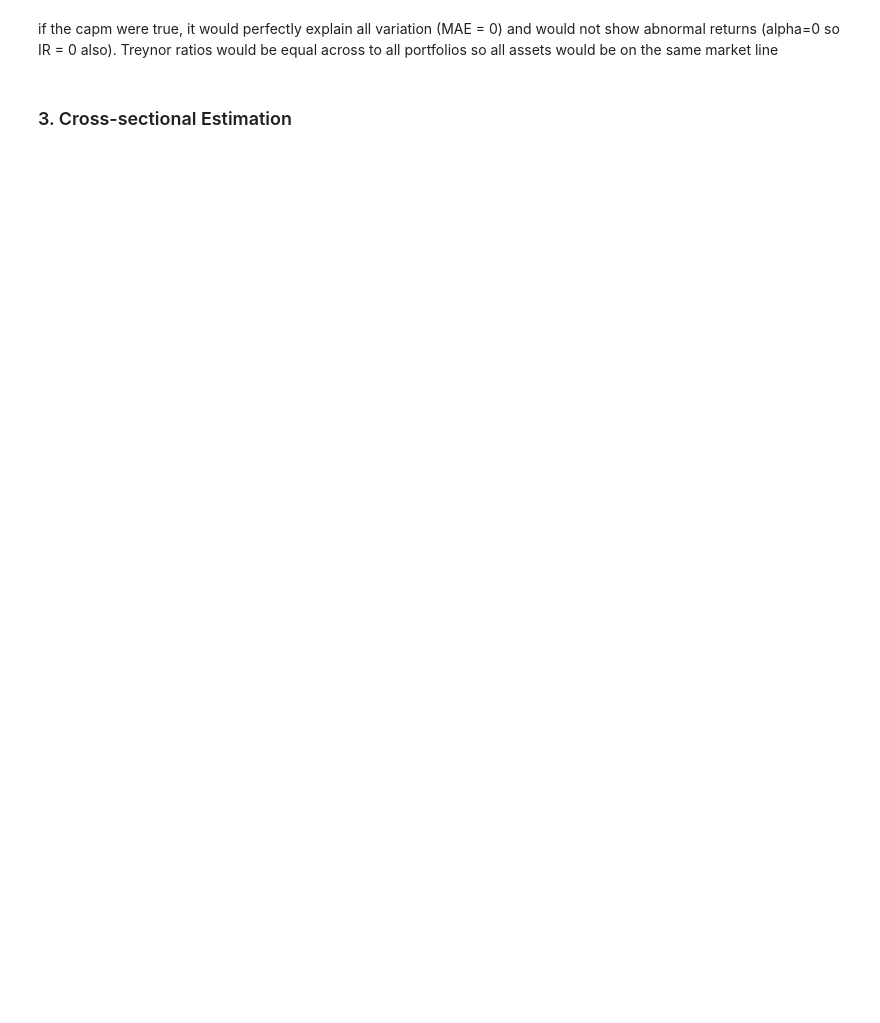
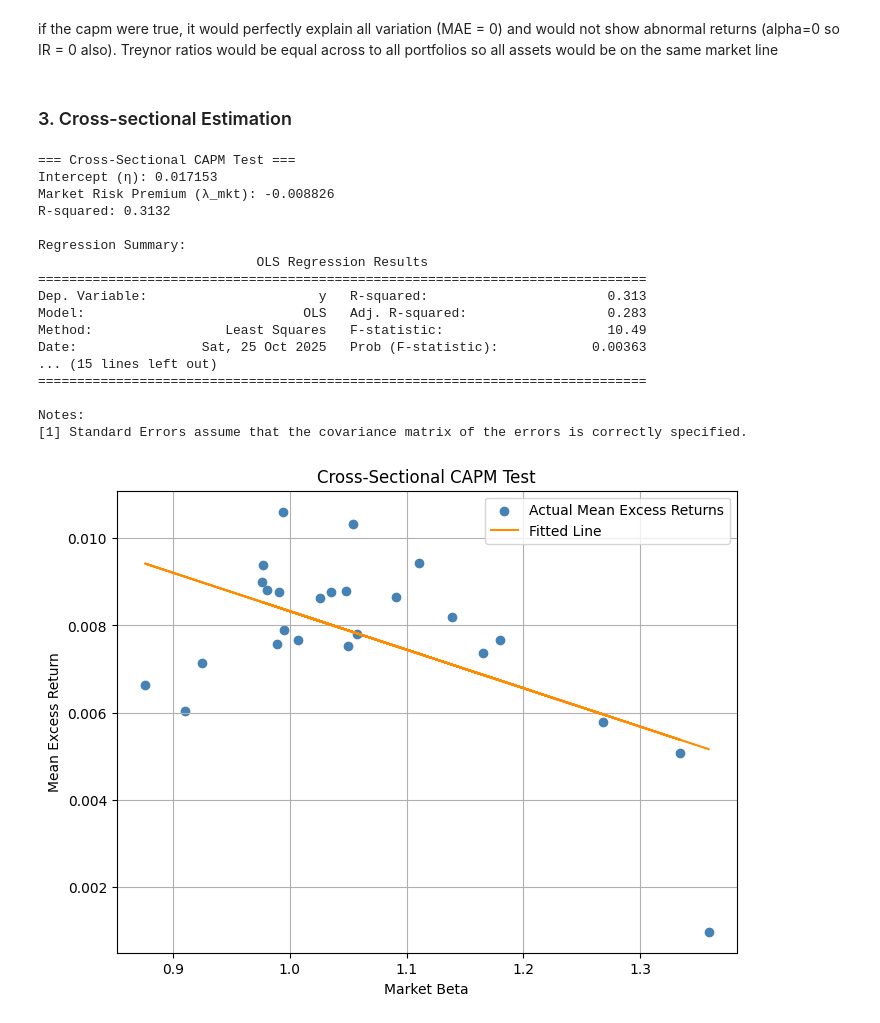
Before and after one commit to Rhazi/portfolio_Group_B4, a Jupyter notebook: Group_B_HMW_4.ipynb, the cells around one changed output. Cells and saved outputs as stored; diff of their text form; code cells hidden in the pictures; blank space fills up the shorter version.

```diff
--- a/Group_B_HMW_4.ipynb
+++ b/Group_B_HMW_4.ipynb
@@ -39,8 +39,8 @@ import numpy as np
 import matplotlib.pyplot as plt
 # %%
 # load the data
-#file_path = "data/dfa_analysis_data.xlsx"
-file_path = "dfa_analysis_data.xlsx"
+file_path = "data/dfa_analysis_data.xlsx"
+
 data = pd.read_excel(file_path, sheet_name=None)
 # %%
 # process the factors data for MKT, SMB, HML
@@ -376,3 +376,53 @@ BIG HiBM    0.001363  1.025974  0.026661  0.008410   0.036997
 if the capm were true, it would perfectly explain all variation (MAE = 0) and would not show abnormal returns (alpha=0 so IR = 0 also). Treynor ratios would be equal across to all portfolios so all assets would be on the same market line
 # %% [markdown]
 ### 3. Cross-sectional Estimation
+# %%
+
+mean_excess_returns = equity_excess.mean()
+
+betas = capm['Beta']
+
+X = sm.add_constant(betas)
+y = mean_excess_returns.loc[betas.index]
+
+cross_sec_model = sm.OLS(y, X).fit()
+
+eta = cross_sec_model.params['const']
+lambda_mkt = cross_sec_model.params['Beta']
+r2 = cross_sec_model.rsquared
+
+print("=== Cross-Sectional CAPM Test ===")
+print(f"Intercept (η): {eta:.6f}")
+print(f"Market Risk Premium (λ_mkt): {lambda_mkt:.6f}")
+print(f"R-squared: {r2:.4f}")
+print("\nRegression Summary:")
+print(cross_sec_model.summary())
+
+plt.figure(figsize=(8,6))
+plt.scatter(betas, y, label="Actual Mean Excess Returns", color='steelblue')
+plt.plot(betas, cross_sec_model.predict(X), color='darkorange', label='Fitted Line')
+plt.xlabel("Market Beta")
+plt.ylabel("Mean Excess Return")
+plt.title("Cross-Sectional CAPM Test")
+plt.legend()
+plt.grid(True)
+plt.show()
+# %% [output]
+=== Cross-Sectional CAPM Test ===
+Intercept (η): 0.017153
+Market Risk Premium (λ_mkt): -0.008826
+R-squared: 0.3132
+
+Regression Summary:
+                            OLS Regression Results
+==============================================================================
+Dep. Variable:                      y   R-squared:                       0.313
+Model:                            OLS   Adj. R-squared:                  0.283
+Method:                 Least Squares   F-statistic:                     10.49
+Date:                Sat, 25 Oct 2025   Prob (F-statistic):            0.00363
+... (15 lines left out)
+==============================================================================
+
+Notes:
+[1] Standard Errors assume that the covariance matrix of the errors is correctly specified.
+[figure, added]
```
Also changed, not shown: parts of 3 cells of this notebook.
